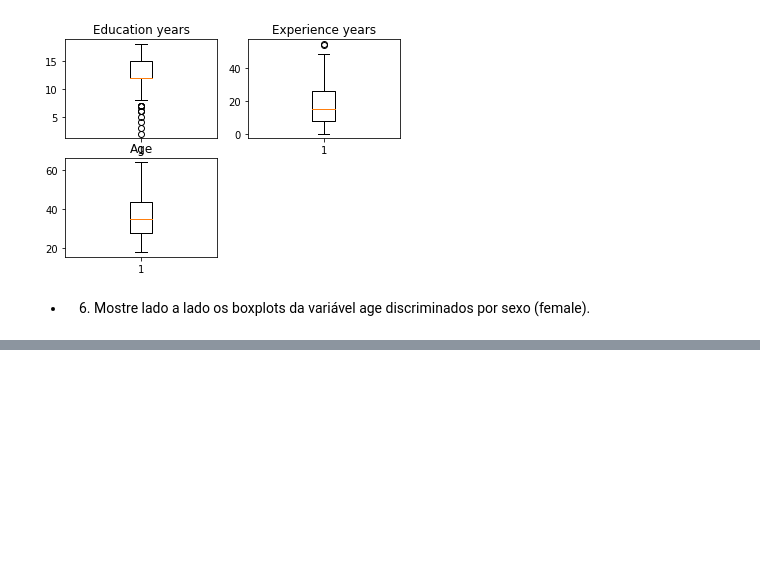
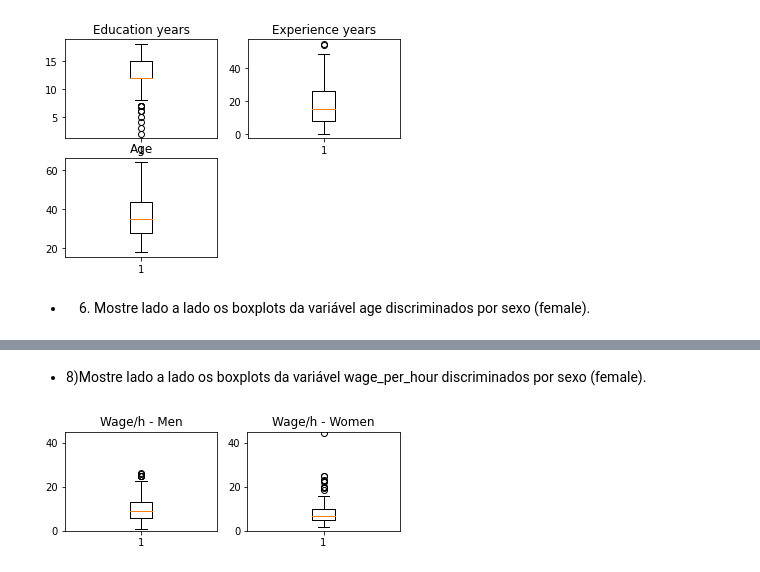
Before and after one commit to afpaiva/data-science, a Jupyter notebook: ex2.ipynb, the cells around one changed output, grey strips where cells are left out. Cells and saved outputs as stored; diff of their text form; code cells hidden in the pictures; blank space fills up the shorter version.

```diff
--- a/ex2.ipynb
+++ b/ex2.ipynb
@@ -114,0 +123,16 @@ plt.show()
+# %% [markdown]
+- 8)Mostre lado a lado os boxplots da variável wage_per_hour discriminados por sexo (female).
+# %%
+plt.subplot(2,2,1)
+plt.boxplot(df.wage_per_hour[df.female == 0])
+plt.ylim(0, 45)
+plt.title('Wage/h - Men')
+
+plt.subplot(2,2,2)
+plt.boxplot(df.wage_per_hour[df.female == 1])
+plt.ylim(0, 45)
+plt.title('Wage/h - Women')
+
+plt.show()
+# %% [output]
+[figure, added]
```
Also changed, not shown: parts of 9 cells of this notebook.
